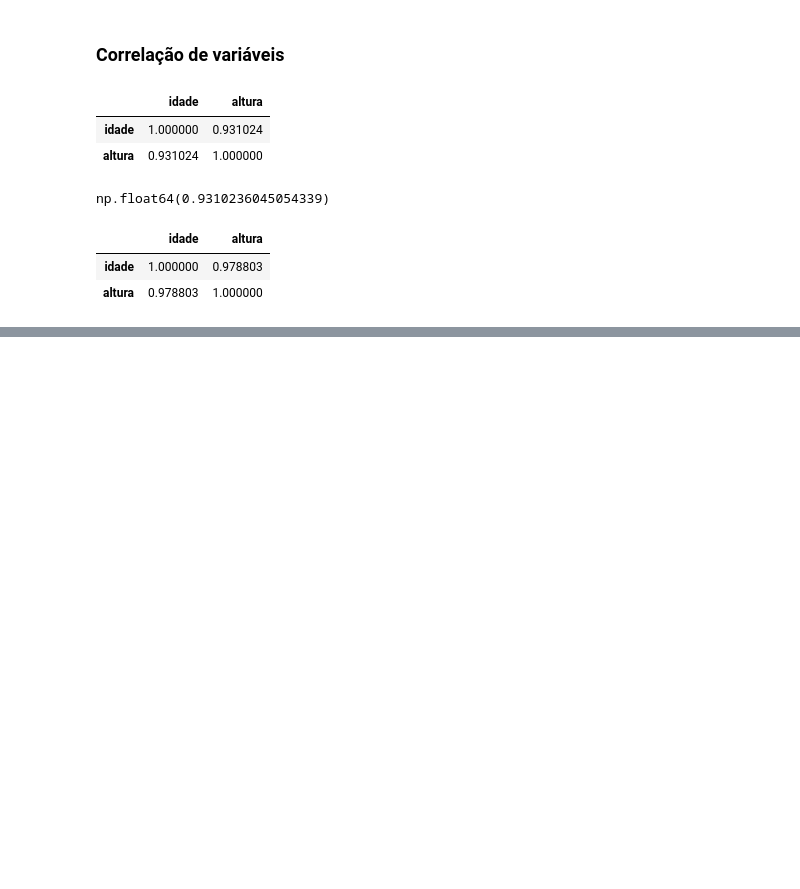
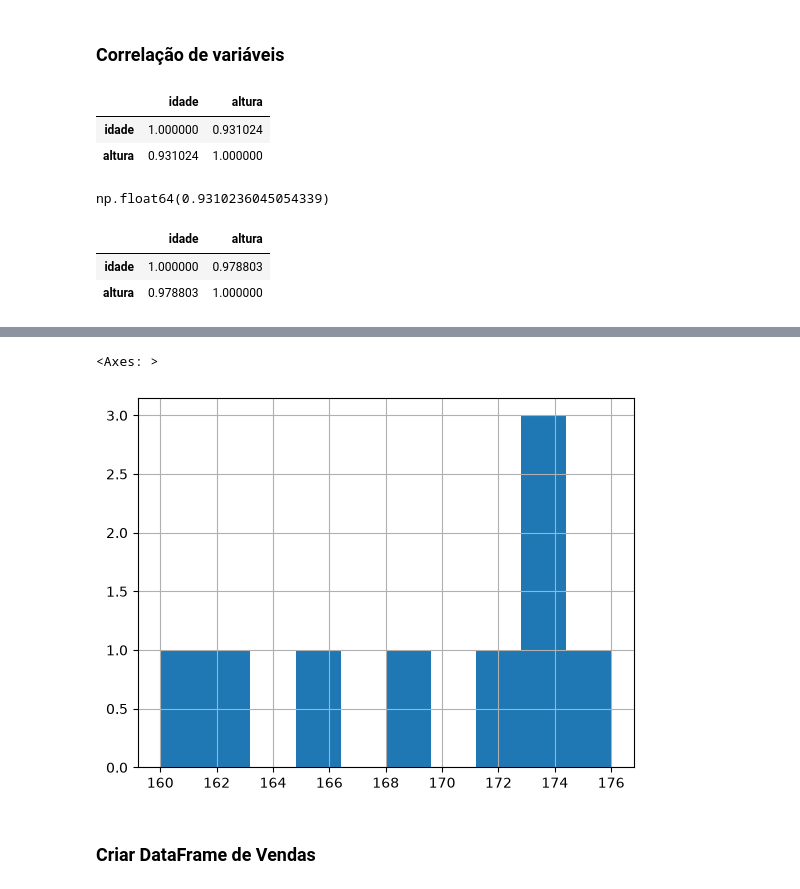
Before and after one commit to MatheusRPessoa/estat-stica-pandas, a Jupyter notebook: estatistica.ipynb, the cells around one changed output, grey strips where cells are left out. Cells and saved outputs as stored; diff of their text form; code cells hidden in the pictures; blank space fills up the shorter version.

```diff
--- a/estatistica.ipynb
+++ b/estatistica.ipynb
@@ -129,0 +138,7 @@ df_metrics.corr(method='spearman')
+# %%
+df_metrics.altura.hist()
+# %% [output]
+<Axes: >
+[figure, added]
+# %% [markdown]
+### Criar DataFrame de Vendas
```
Also changed, not shown: parts of 8 cells of this notebook, 2 other files.
